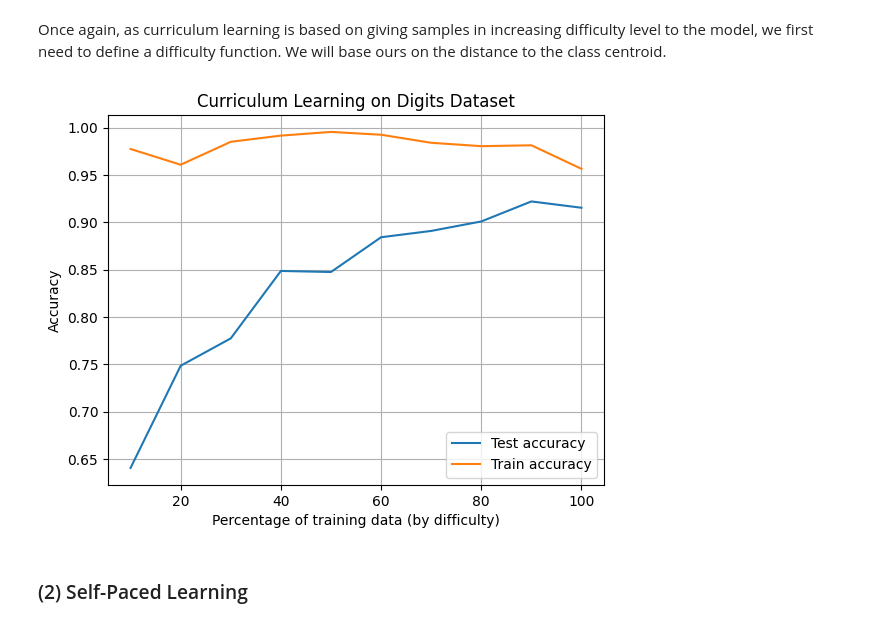
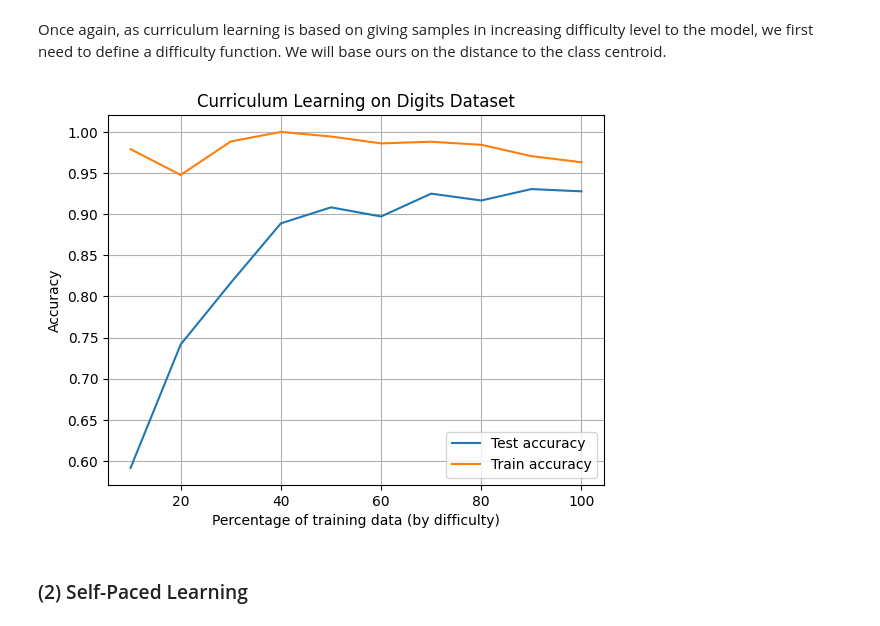
Before and after one commit to Reza-rgb/Opti4ML-TidyTeam, a Jupyter notebook: src/Exploration.ipynb, the cells around one changed output. Saved outputs shown, nothing was run; the diff lists cells and outputs as text; code cells hidden in the pictures.

Commit message:
first 3 models

```diff
--- a/src/Exploration.ipynb
+++ b/src/Exploration.ipynb
@@ -33,7 +33,7 @@ for ax, image, label in zip(axes, digits.images, digits.target):
 [figure]
 # %%
 # Dataset plus difficile mais encore majoritairement linéairement séparable
-X, y = make_classification(n_samples=500, n_features=2, n_informative=2,
+X_toy, y_toy = make_classification(n_samples=500, n_features=2, n_informative=2,
                            n_redundant=0, n_clusters_per_class=1,
                            class_sep=0.8, flip_y=0.05, random_state=42)
 
@@ -94,11 +94,11 @@ def compute_error(model, X, y):
 
 # 4. Train the 2 modèles epoch par epoch
 for epoch in range(n_epochs):
-    model_ordered.fit(X, y)
+    model_ordered.fit(X_toy, y_toy)
     model_shuffled.fit(X_shuffled, y_shuffled)
 
-    loss_ordered.append(compute_error(model_ordered, X, y))
-    loss_shuffled.append(compute_error(model_shuffled, X, y))
+    loss_ordered.append(compute_error(model_ordered, X_toy, y_toy))
+    loss_shuffled.append(compute_error(model_shuffled, X_toy, y_toy))
 
 plt.plot(loss_ordered, label='Sans permutation')
 plt.plot(loss_shuffled, label='Avec permutation')
@@ -116,6 +116,16 @@ plt.show()
 ## Influence de l'ordre des données
 # %% [markdown]
 ### (1) Curriculum Learning
+# %%
+def plot_CL_results(difficulty_range, test_accuracies, train_accuracies, title):
+    plt.plot(difficulty_range * 100, test_accuracies, label="Test accuracy")
+    plt.plot(difficulty_range * 100, train_accuracies, label="Train accuracy")
+    plt.xlabel("Percentage of training data (by difficulty)")
+    plt.ylabel("Accuracy")
+    plt.title(title)
+    plt.legend()
+    plt.grid(True)
+    plt.show()
 # %% [markdown]
 #### Toy Dataset
 # %% [markdown]
@@ -190,57 +191,50 @@ def compute_MNIST_difficulty(X, y, centroids):
     return dist
 # %%
 # standardization
-X = StandardScaler().fit_transform(digits_data)
-y = digits.target
+X_MNIST = StandardScaler().fit_transform(digits_data)
+y_MNIST = digits.target
 
 # Split into train and test
-X_train_MNIST, X_test_MNIST, y_train_MNIST, y_test_MNIST = train_test_split(X, y, test_size=0.5, shuffle=True, random_state=42)
+X_train_MNIST, X_test_MNIST, y_train_MNIST, y_test_MNIST = train_test_split(X_MNIST, y_MNIST, test_size=0.2, shuffle=True, random_state=42)
 # %%
 # compute class centroids to later apply the difficulty function
 centroids = np.zeros((10, X_train_MNIST.shape[1]))
 for digit in range(10):
     centroids[digit] = X_train_MNIST[y_train_MNIST == digit].mean(axis=0)
 
 # normalize the difficulty to [0, 1]
-difficulty = compute_MNIST_difficulty(X_train_MNIST, y_train_MNIST, centroids)
-difficulty_norm = (difficulty - difficulty.min()) / (difficulty.max() - difficulty.min())
+MNIST_difficulty = compute_MNIST_difficulty(X_train_MNIST, y_train_MNIST, centroids)
+norm_MNIST_difficulty = (MNIST_difficulty - MNIST_difficulty.min()) / (MNIST_difficulty.max() - MNIST_difficulty.min())
 
 # sort by difficulty
-sorted_indices = np.argsort(difficulty_norm)
+sorted_indices = np.argsort(norm_MNIST_difficulty)
 X_sorted = X_train_MNIST[sorted_indices]
 y_sorted = y_train_MNIST[sorted_indices]
 
-percentages = np.linspace(0.1, 1.0, 10)
+difficulty_range = np.linspace(0.1, 1.0, 10)
 train_accuracies = []
 test_accuracies = []
 
 clf = SGDClassifier(random_state=42)
 classes = np.unique(y_train_MNIST)
 
-for percentage in percentages:
+for percentage in difficulty_range:
     n_samples = int(percentage * len(X_sorted))
     X_curr = X_sorted[:n_samples]
     y_curr = y_sorted[:n_samples]
 
     clf.partial_fit(X_curr, y_curr, classes=classes)
 
     train_pred = clf.predict(X_curr)
     test_pred = clf.predict(X_test_MNIST)
 
     train_accuracies.append(accuracy_score(y_curr, train_pred))
     test_accuracies.append(accuracy_score(y_test_MNIST, test_pred))
 
 # Plot results
-plt.plot(percentages * 100, test_accuracies, label="Test accuracy")
-plt.plot(percentages * 100, train_accuracies, label="Train accuracy")
-plt.xlabel("Percentage of training data (by difficulty)")
-plt.ylabel("Accuracy")
-plt.title("Curriculum Learning on Digits Dataset")
-plt.legend()
-plt.grid(True)
-plt.show()
+plot_CL_results(difficulty_range, test_accuracies, train_accuracies, "Curriculum Learning on Digits Dataset")
 # %% [output]
-[figure, old version]
+[figure, new version]
 # %% [markdown]
 ### (2) Self-Paced Learning
 # %% [markdown]
```
Also changed, not shown: parts of 12 cells of this notebook.
